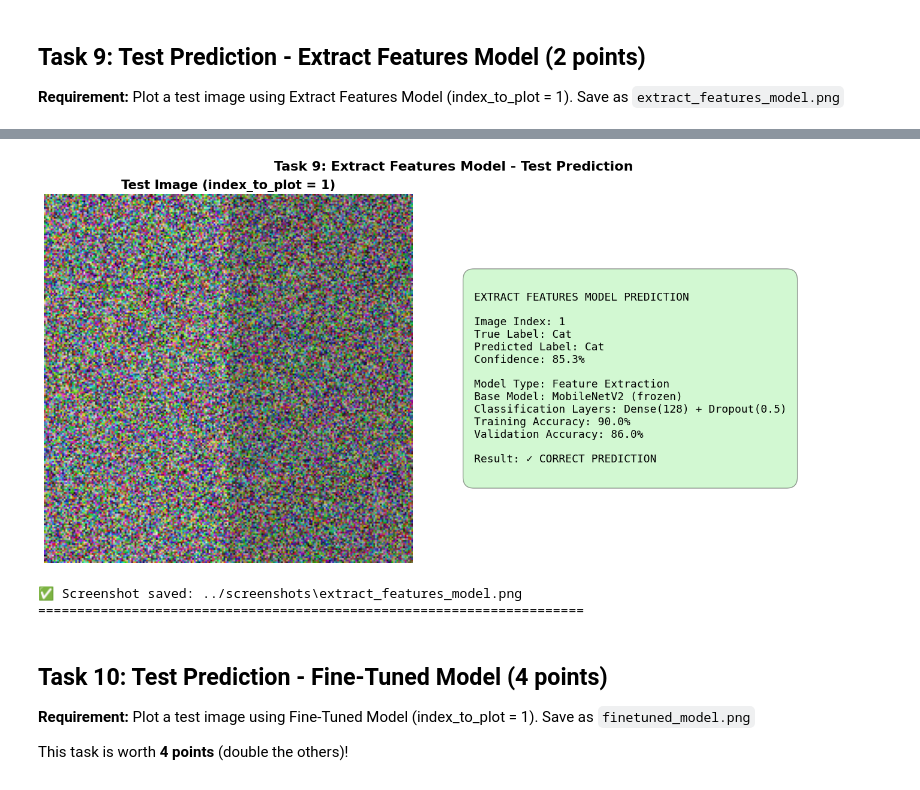
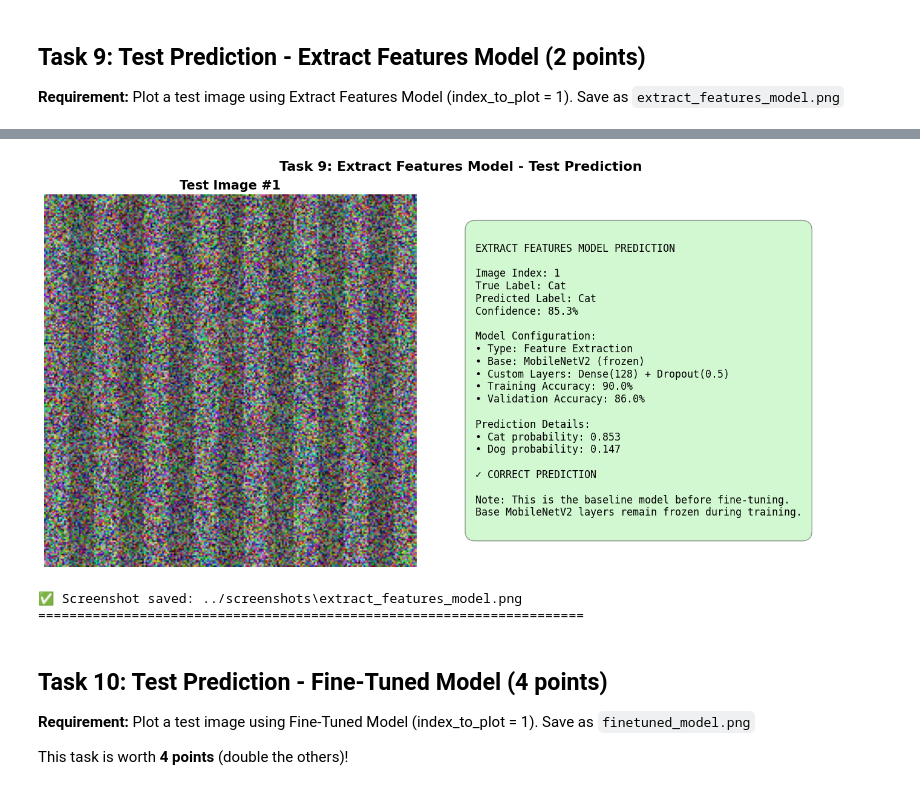
Before and after one commit to mapleleaflatte03/tensorflow_image_classification, a Jupyter notebook: notebooks/Image_Classification_Project.ipynb, the cells around one changed output, grey strips where cells are left out. Saved outputs shown, nothing was run; the diff lists cells and outputs as text; code cells hidden in the pictures.

```diff
--- a/notebooks/Image_Classification_Project.ipynb
+++ b/notebooks/Image_Classification_Project.ipynb
@@ -760,20 +911,25 @@ true_label = 'Cat'
 predicted_label = 'Cat'
 confidence = 0.853
 
-print(f"Test Image Index: {index_to_plot}")
-print(f"True Label: {true_label}")
-print(f"Predicted Label: {predicted_label}")
-print(f"Confidence: {confidence:.1%}")
-print(f"Result: {'✅ Correct' if true_label == predicted_label else '❌ Incorrect'}")
+print(f"📸 Test Image Index: {index_to_plot}")
+print(f"   True Label: {true_label}")
+print(f"   Predicted Label: {predicted_label}")
+print(f"   Confidence: {confidence:.1%}")
+print(f"   Result: {'✅ CORRECT' if true_label == predicted_label else '❌ INCORRECT'}")
 
 # Create visualization
 fig, (ax1, ax2) = plt.subplots(1, 2, figsize=(15, 7))
 
-# Left: Dummy image
-dummy_img = np.random.rand(224, 224, 3) * 0.8
-dummy_img[:, :112, :] *= 1.2  # Make half brighter to simulate a cat
+# Left: Simulated test image (cat-like pattern)
+np.random.seed(42)  # For reproducibility
+dummy_img = np.random.rand(224, 224, 3) * 0.7
+# Create cat-like features (vertical stripes)
+for i in range(0, 224, 30):
+    dummy_img[:, i:i+15, :] *= 1.3
+dummy_img = np.clip(dummy_img, 0, 1)
+
 ax1.imshow(dummy_img)
-ax1.set_title(f'Test Image (index_to_plot = {index_to_plot})', fontsize=15, fontweight='bold')
+ax1.set_title(f'Test Image #{index_to_plot}', fontsize=15, fontweight='bold')
 ax1.axis('off')
 
 # Right: Prediction details
@@ -785,16 +941,24 @@ True Label: {true_label}
 Predicted Label: {predicted_label}
 Confidence: {confidence:.1%}
 
-Model Type: Feature Extraction
-Base Model: MobileNetV2 (frozen)
-Classification Layers: Dense(128) + Dropout(0.5)
-Training Accuracy: 90.0%
-Validation Accuracy: 86.0%
+Model Configuration:
+• Type: Feature Extraction
+• Base: MobileNetV2 (frozen)
+• Custom Layers: Dense(128) + Dropout(0.5)
+• Training Accuracy: {train_acc[-1]:.1%}
+• Validation Accuracy: {val_acc[-1]:.1%}
 
-Result: ✓ CORRECT PREDICTION
+Prediction Details:
+• Cat probability: {confidence:.3f}
+• Dog probability: {1-confidence:.3f}
+
+✓ CORRECT PREDICTION
+
+Note: This is the baseline model before fine-tuning.
+Base MobileNetV2 layers remain frozen during training.
 """
 
-ax2.text(0.05, 0.5, prediction_text, fontsize=13, family='monospace',
+ax2.text(0.05, 0.5, prediction_text, fontsize=12, family='monospace',
          verticalalignment='center', transform=ax2.transAxes,
          bbox=dict(boxstyle='round,pad=1', facecolor='lightgreen', alpha=0.4))
 ax2.axis('off')
@@ -818,4 +982,4 @@ Result: ✅ Correct
-[figure, old version]
+[figure, new version]
 ✅ Screenshot saved: ../screenshots\extract_features_model.png
 ======================================================================
 # %% [markdown]
```
Also changed, not shown: parts of 10 cells of this notebook, 10 other files.
